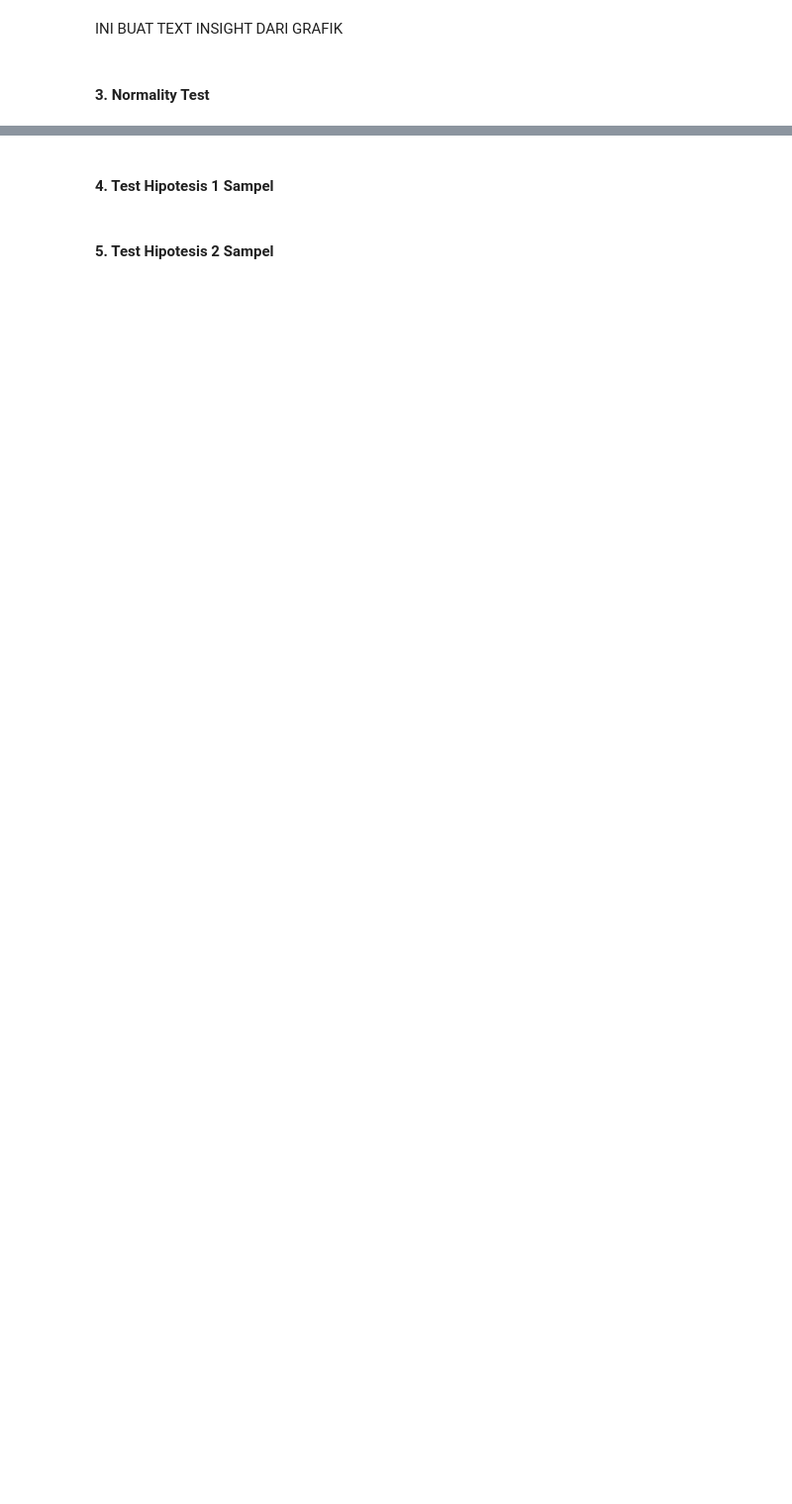
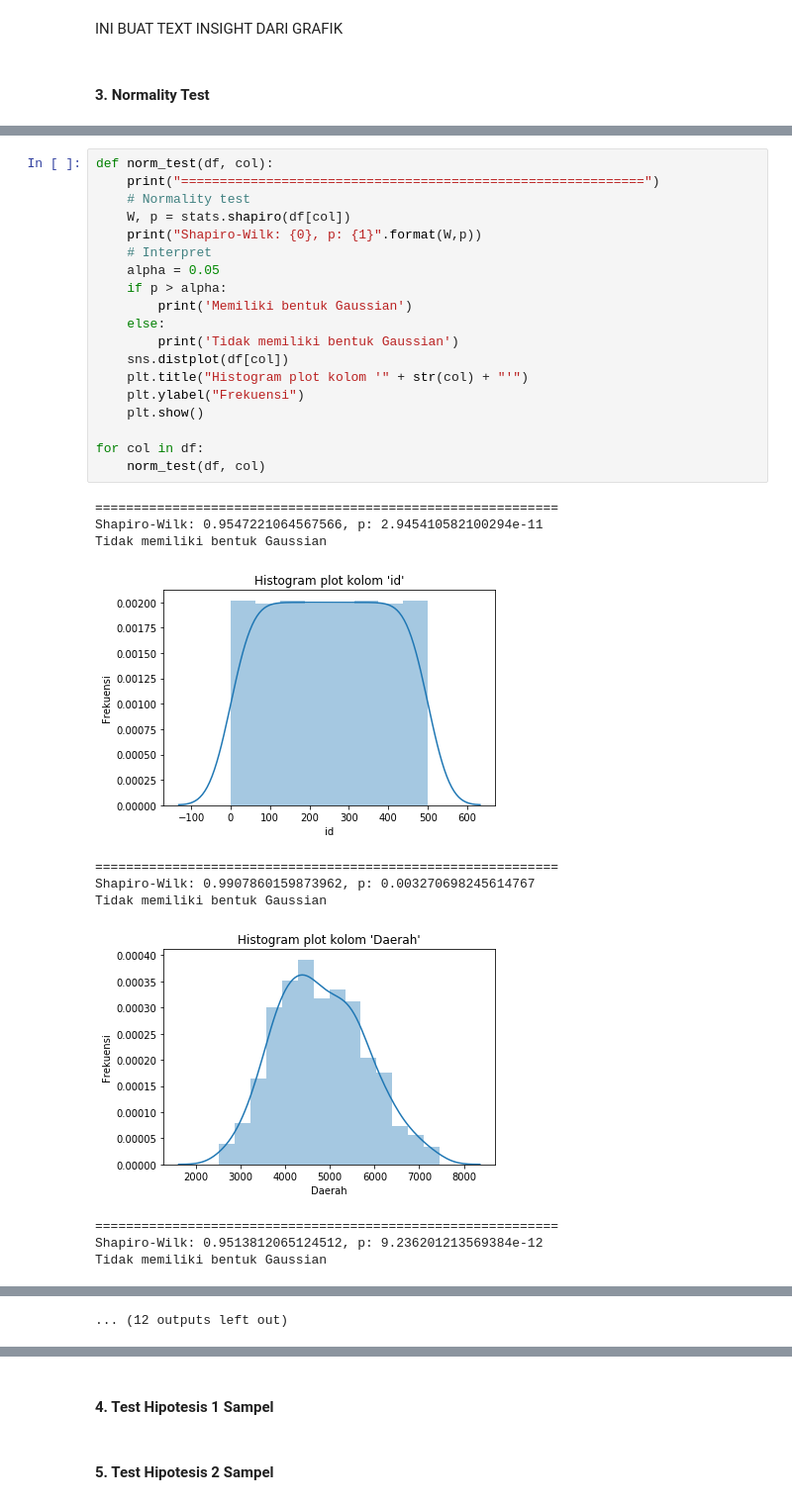
Before and after one commit to raihanastrada/probstat-data-analysis, a Jupyter notebook: K03-T1-IF2220-13519113.ipynb, the cells around one changed output, grey strips where cells are left out. Shown at 99% size. Saved outputs shown, nothing was run; the diff lists cells and outputs as text; blank space fills up the shorter version.

```diff
--- a/K03-T1-IF2220-13519113.ipynb
+++ b/K03-T1-IF2220-13519113.ipynb
@@ -420,0 +406,31 @@ for col_name in df:
+# %%
+def norm_test(df, col):
+    print("============================================================")
+    # Normality test
+    W, p = stats.shapiro(df[col])
+    print("Shapiro-Wilk: {0}, p: {1}".format(W,p))
+    # Interpret
+    alpha = 0.05
+    if p > alpha:
+        print('Memiliki bentuk Gaussian')
+    else:
+        print('Tidak memiliki bentuk Gaussian')
+    sns.distplot(df[col])
+    plt.title("Histogram plot kolom '" + str(col) + "'")
+    plt.ylabel("Frekuensi")
+    plt.show()
+
+for col in df:
+    norm_test(df, col)
+# %% [output]
+============================================================
+Shapiro-Wilk: 0.9547221064567566, p: 2.945410582100294e-11
+Tidak memiliki bentuk Gaussian
+[figure, added]
+============================================================
+Shapiro-Wilk: 0.9907860159873962, p: 0.003270698245614767
+Tidak memiliki bentuk Gaussian
+[figure, added]
+============================================================
+Shapiro-Wilk: 0.9513812065124512, p: 9.236201213569384e-12
+Tidak memiliki bentuk Gaussian
@@ -421 +450,2 @@ for col_name in df:
+... (12 outputs left out)
 # %% [markdown]
```
Also changed, not shown: parts of 36 cells of this notebook.
